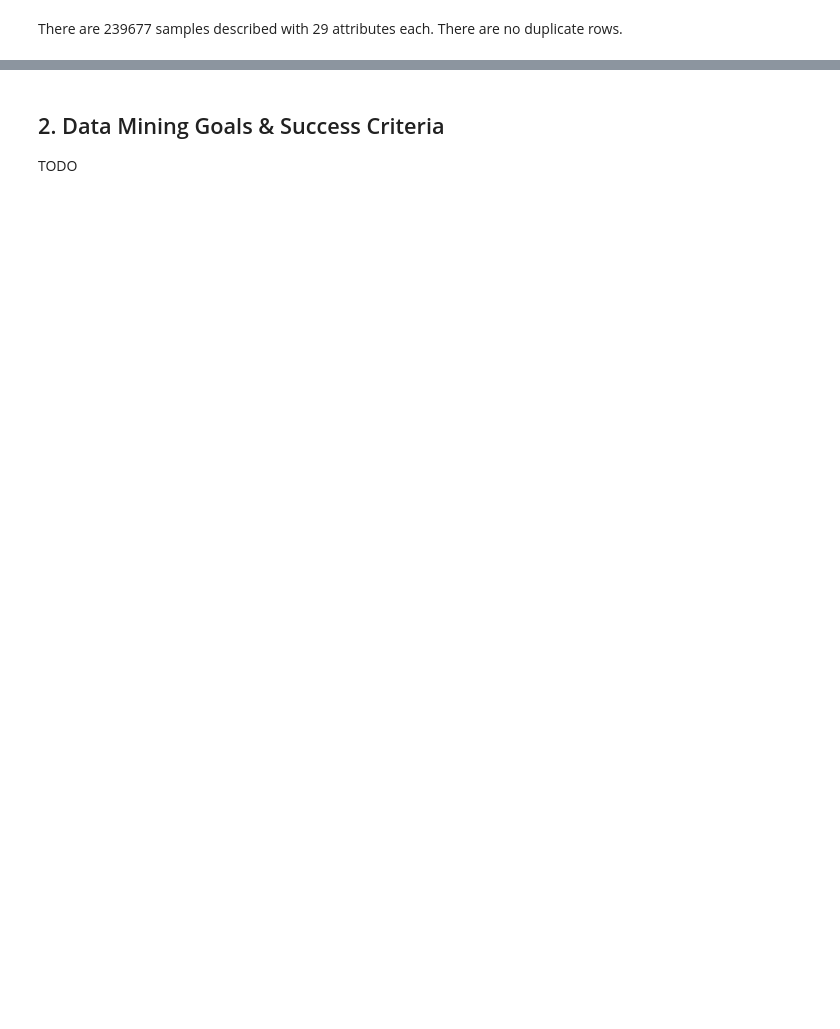
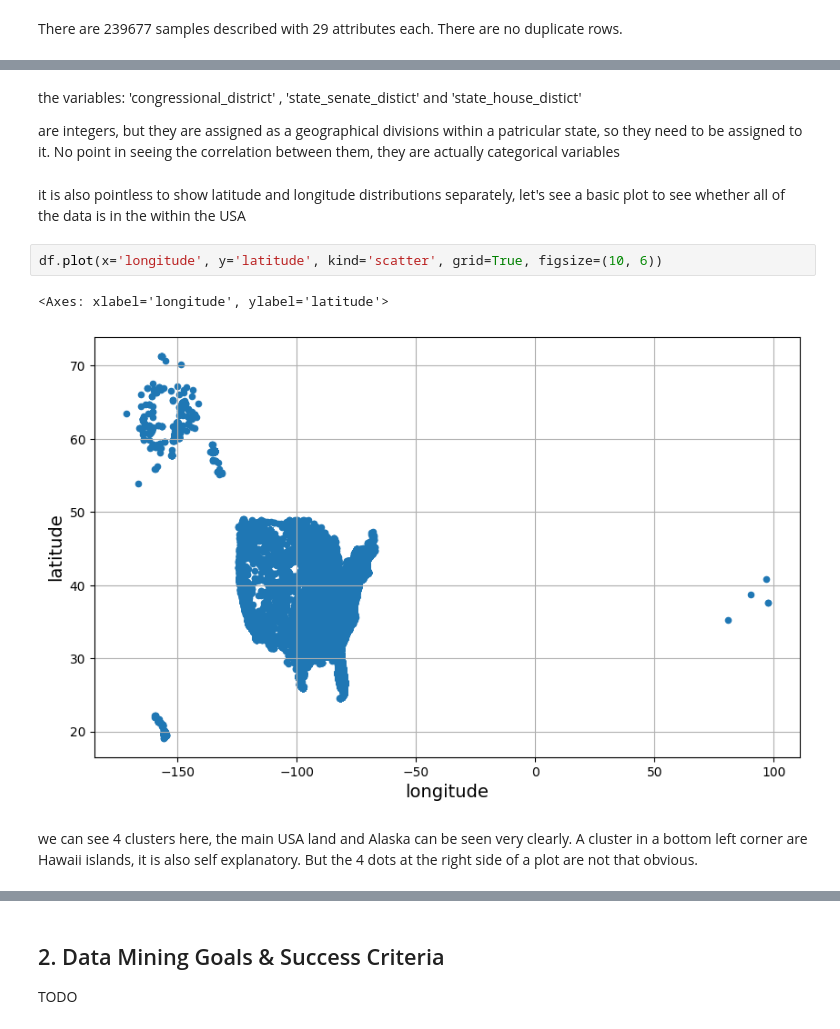
Before and after one commit to Neukz/gun-violence-analysis, a Jupyter notebook: 01_problem_and_data_understanding.ipynb, the cells around one changed output, grey strips where cells are left out. Cells and saved outputs as stored; diff of their text form; blank space fills up the shorter version.

```diff
--- a/01_problem_and_data_understanding.ipynb
+++ b/01_problem_and_data_understanding.ipynb
@@ -53,0 +72,14 @@ TODO
+# %% [markdown]
+the variables:
+ 'congressional_district' , 'state_senate_distict' and 'state_house_distict'
+
+ are integers, but they are assigned as a geographical divisions within a patricular state, so they need to be assigned to it. No point in seeing the correlation between them, they are actually categorical variables
+# %% [markdown]
+it is also pointless to show latitude and longitude distributions separately, let's see a basic plot to see whether all of the data is in the within the USA
+# %%
+df.plot(x='longitude', y='latitude', kind='scatter', grid=True, figsize=(10, 6))
+# %% [output]
+<Axes: xlabel='longitude', ylabel='latitude'>
+[figure, added]
+# %% [markdown]
+we can see 4 clusters here, the main USA land and Alaska can be seen very clearly. A cluster in a bottom left corner are Hawaii islands, it is also self explanatory. But the 4 dots at the right side of a plot are not that obvious.
```
Also changed, not shown: parts of 14 cells of this notebook, 4 other files.
